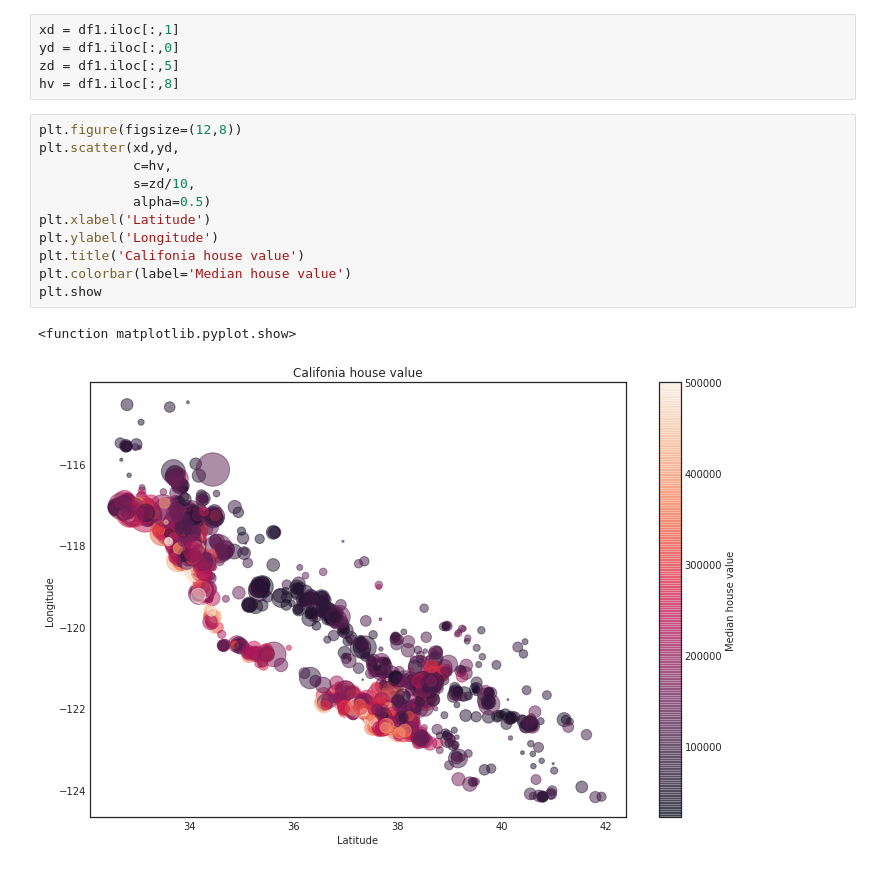
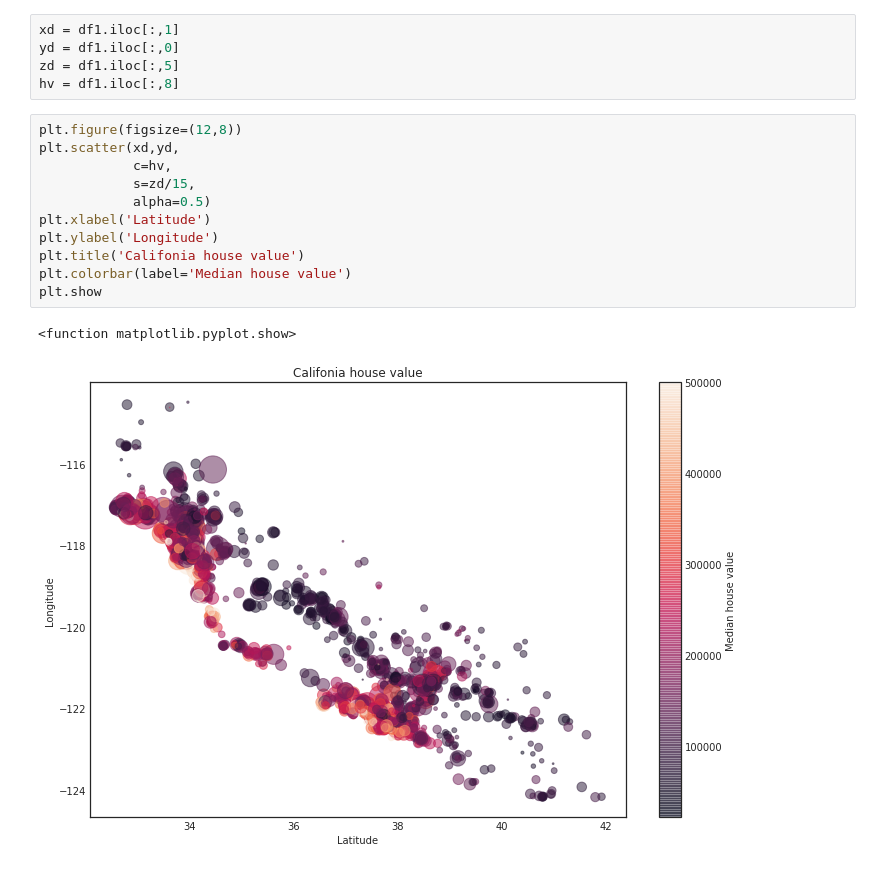
Before and after one commit to LeeHuiJong/DataAnalysis_ML, a Jupyter notebook: ch02_06_산점도.ipynb, the cells around one changed output. Saved outputs shown, nothing was run; the diff lists cells and outputs as text.

```diff
--- a/ch02_06_산점도.ipynb
+++ b/ch02_06_산점도.ipynb
@@ -290,14 +290,14 @@ hv = df1.iloc[:,8]
 # %%
 plt.figure(figsize=(12,8))
 plt.scatter(xd,yd,
             c=hv,
-            s=zd/10,
+            s=zd/15,
             alpha=0.5)
 plt.xlabel('Latitude')
 plt.ylabel('Longitude')
 plt.title('Califonia house value')
 plt.colorbar(label='Median house value')
 plt.show
 # %% [output]
 <function matplotlib.pyplot.show>
-[figure, old version]
+[figure, new version]
```
